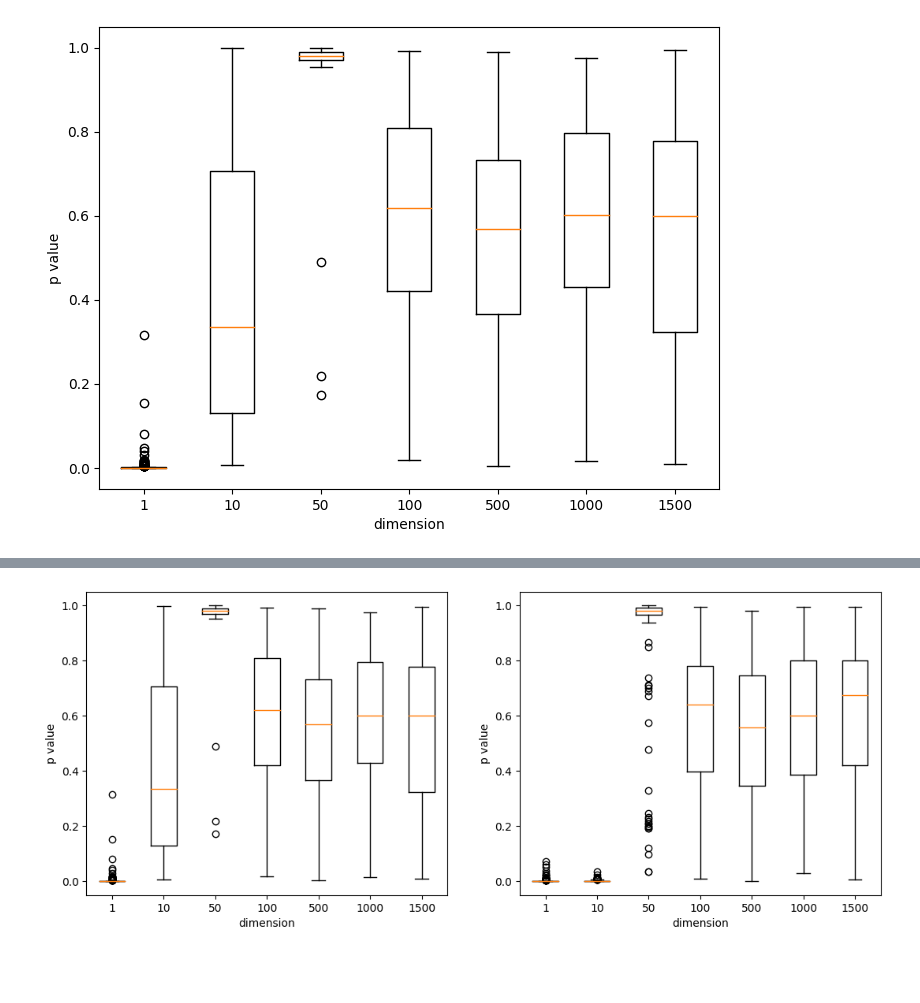
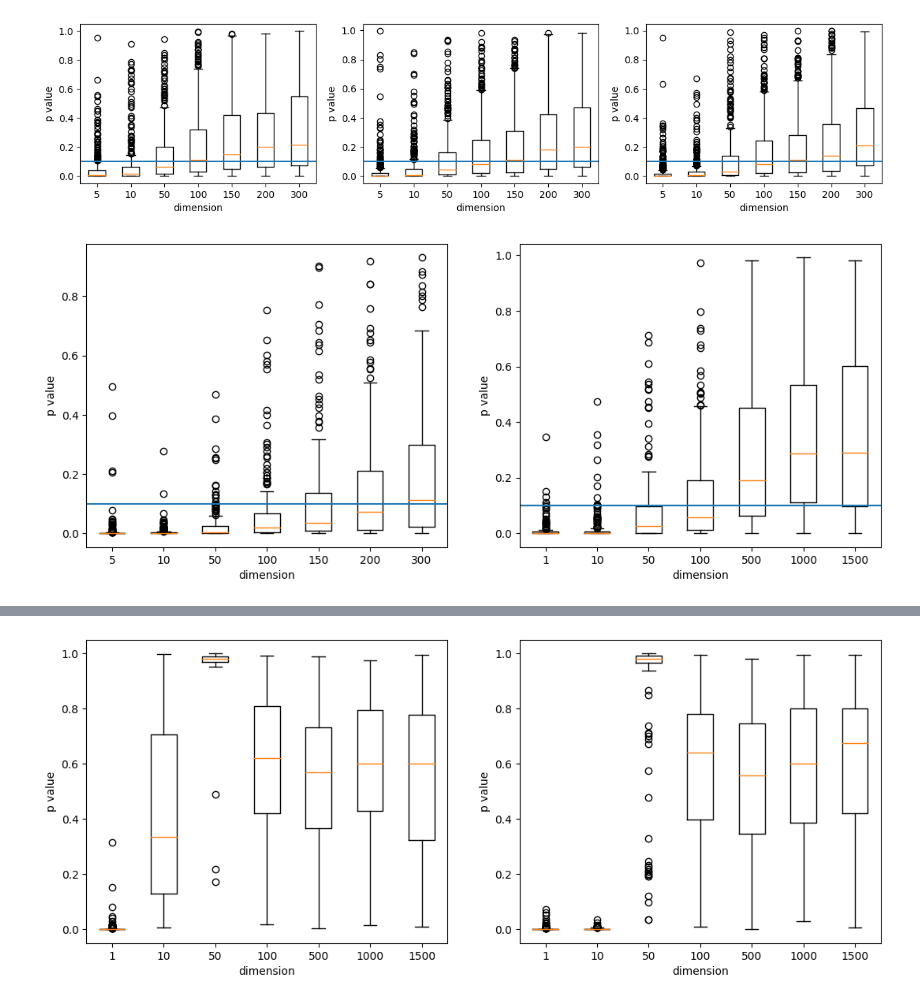
Before and after one commit to RuiziWu/M4Rproject, a Jupyter notebook: 8_thesis1/Results.ipynb, the cells around one changed output, grey strips where cells are left out. Drawn from its saved outputs; the diff is of its cells as text; code cells hidden in the pictures; blank space fills up the shorter version.

```diff
--- a/8_thesis1/Results.ipynb
+++ b/8_thesis1/Results.ipynb
@@ -4 +107,29 @@ import matplotlib.pyplot as plt
+# %%
+fig = plt.figure(figsize =(15, 3))
+# fig.suptitle("H1, samplesize=100, bandwidth=1, mean=0.5", fontsize = 16)
+
+ax5 = fig.add_subplot(131)
+ax5.boxplot(pDist_H1_Med42R.T)
+ax5.set_xticklabels([5, 10, 50, 100, 150, 200, 300])
+ax5.axhline(0.1)
+ax5.set_xlabel("dimension")
+ax5.set_ylabel("p value")
+
+ax4 = fig.add_subplot(132)
+ax4.boxplot(pDist_H1_Med45R.T)
+ax4.set_xticklabels([5, 10, 50, 100, 150, 200, 300])
+ax4.axhline(0.1)
+ax4.set_xlabel("dimension")
+ax4.set_ylabel("p value")
+
+ax3 = fig.add_subplot(133)
+ax3.boxplot(pDist_H1_Med47R.T)
+ax3.set_xticklabels([5, 10, 50, 100, 150, 200, 300])
+ax3.axhline(0.1)
+ax3.set_xlabel("dimension")
+ax3.set_ylabel("p value")
+
+plt.show()
+# %% [output]
+[figure, added]
 # %%
@@ -6,13 +138,24 @@ pDist_H1_05_bd1 = np.loadtxt("pDist_H1_05_bd1.csv", dtype = float, delimiter = "
+# %%
+pDist_H1_04_Med200 = np.loadtxt("pDist_H1_05_Med500.csv", dtype = float, delimiter = ",")
+pDist_H1_05_Med = np.loadtxt("pDist_H1_05_Med.csv", dtype = float, delimiter = ",")
 # %%
-fig = plt.figure(figsize =(8, 6))
-# fig.suptitle("H1, samplesize=100, bandwidth=1, mean=0.5", fontsize = 16)
+fig = plt.figure(figsize =(13, 5))
+# fig.suptitle("H1, samplesize=100, bandwidth=1, mean=0.5all", fontsize = 16)
 
-ax = fig.add_subplot(111)
-ax.boxplot(pDist_H1_05_bd1.T)
-ax.set_xticklabels([1, 10, 50, 100, 500, 1000, 1500])
+ax = fig.add_subplot(121)
+ax.boxplot(pDist_H1_04_Med200.T)
+ax.set_xticklabels([5, 10, 50, 100, 150, 200, 300])
+ax.axhline(0.1)
 ax.set_xlabel("dimension")
 ax.set_ylabel("p value")
 
+ax1 = fig.add_subplot(122)
+ax1.boxplot(pDist_H1_05_Med.T)
+ax1.set_xticklabels([1, 10, 50, 100, 500, 1000, 1500])
+ax1.axhline(0.1)
+ax1.set_xlabel("dimension")
+ax1.set_ylabel("p value")
+
 plt.show()
 # %% [output]
-[figure, old version]
+[figure, new version]
```
Also changed, not shown: parts of 18 cells of this notebook, 47 other files.
